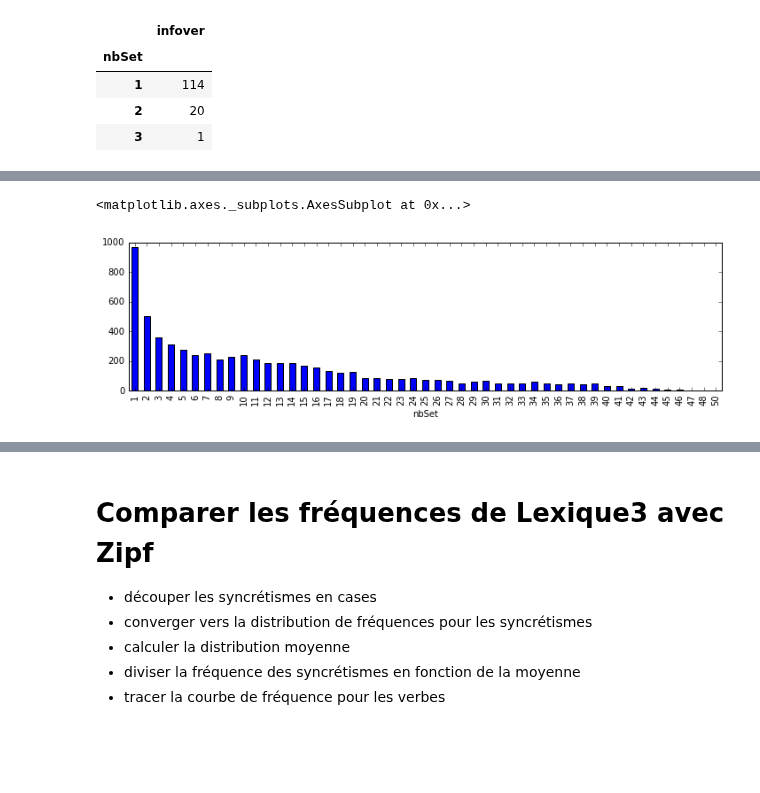
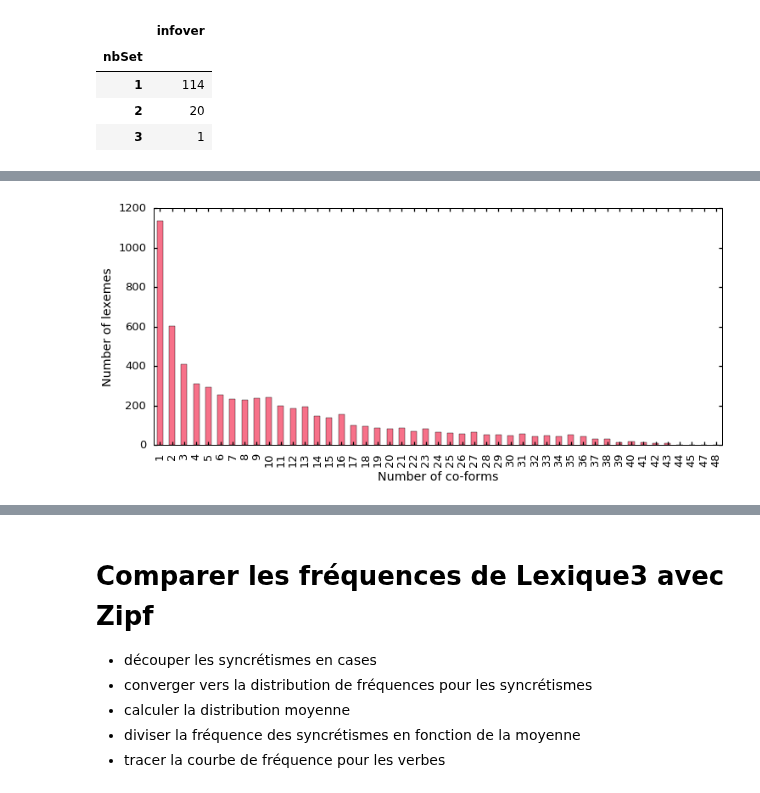
Before and after one commit to gboye/SWIM, a Jupyter notebook: SampleManagement/Lexique3-IMM18.ipynb, the cells around one changed output, grey strips where cells are left out. Cells and saved outputs as stored; diff of their text form; code cells hidden in the pictures; blank space fills up the shorter version.

```diff
--- a/SampleManagement/Lexique3-IMM18.ipynb
+++ b/SampleManagement/Lexique3-IMM18.ipynb
@@ -332,7 +401,2 @@ flemme[~(flemme["infover"].str.contains("(inf|par:pas|ind:pre|par:pre)"))].group
 # %%
 %matplotlib inline
-# %%
-flemme.groupby(by="nbSet")["nbSet"].count().plot(kind="bar",figsize=(12,3))
-# %% [output]
-<matplotlib.axes._subplots.AxesSubplot at 0x...>
-[figure, removed]
@@ -339,2 +423,12 @@ flemme.groupby(by="nbSet")["nbSet"].count().plot(kind="bar",figsize=(12,3))
+# %%
+ax=flemme.groupby(by="nbSet")["nbSet"].count().plot(kind="bar",figsize=(12,5))
+ax.set_xlabel("Number of co-forms")#,fontsize=16)
+ax.set_ylabel("Number of lexemes")#,fontsize=16)
+#ax.set_yscale("log")
+#ax.yaxis.set_major_formatter(ticker.FuncFormatter(reFormatTicks))
+plt.minorticks_off()
+plt.savefig("Lex3-nbLexemesPerNbCoforms.png",dpi=300, bbox_inches="tight")
+# %% [output]
+[figure, added]
 # %%
 print len(flemme[flemme.index=="distraire"]["infover"].str.split(";").apply(set).values[0])
```
Also changed, not shown: parts of 43 cells of this notebook, 4 other files.
